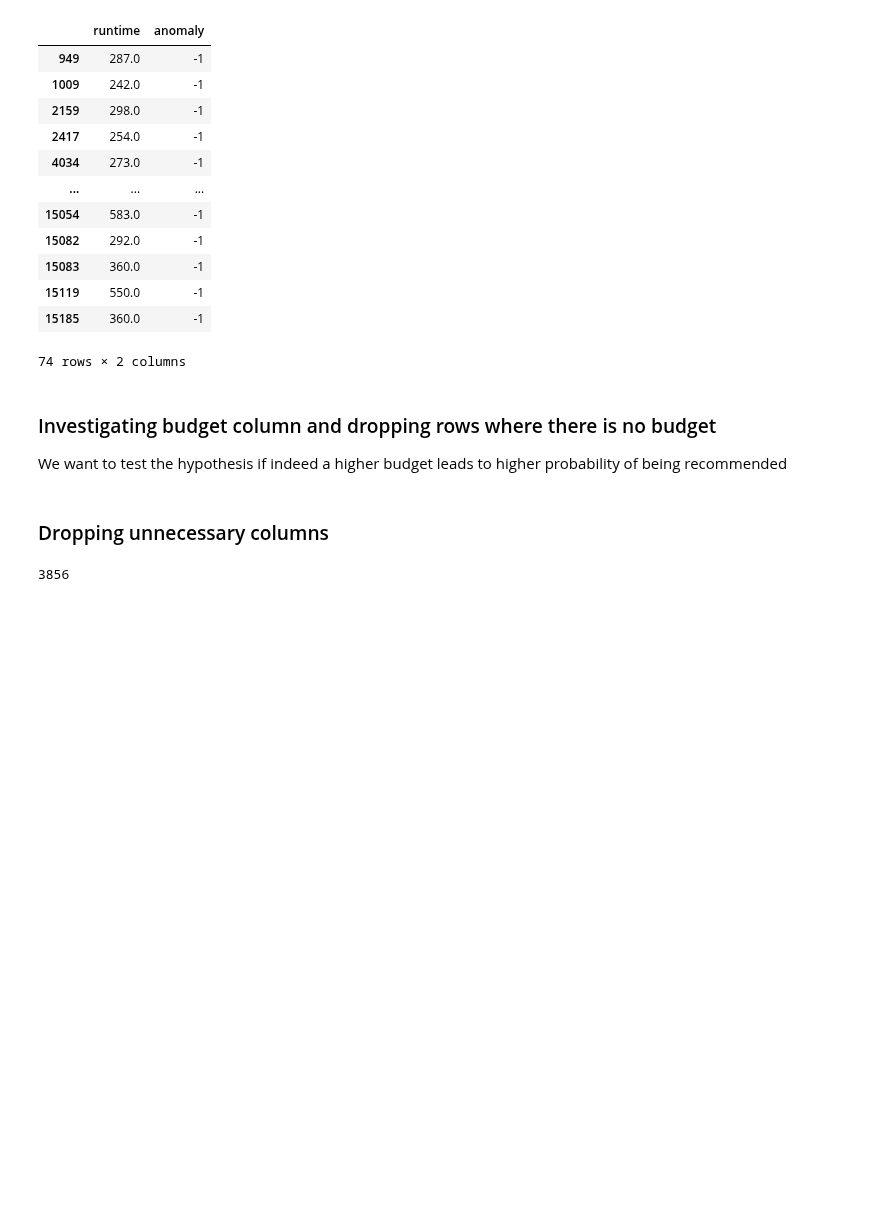
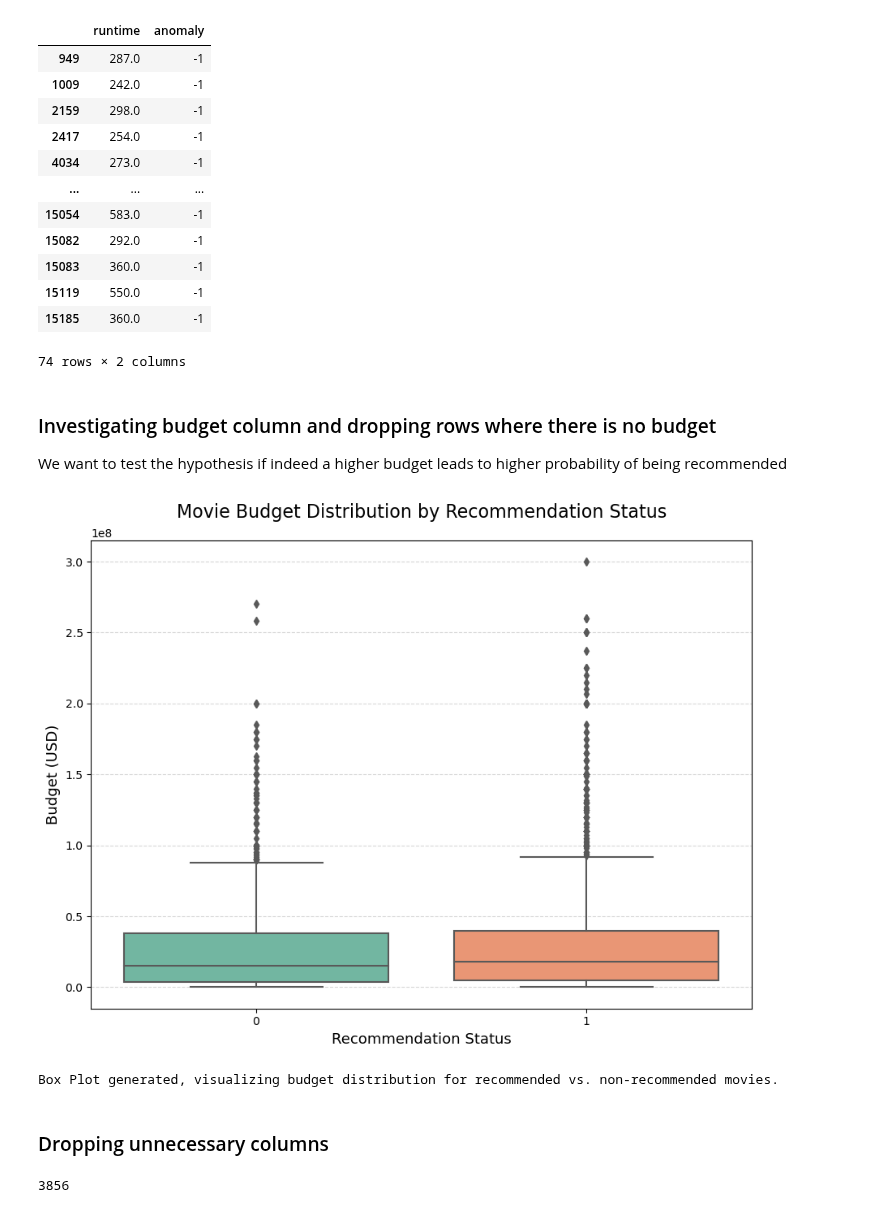
Before and after one commit to EliasMondelaers/datamanagementProject, a Jupyter notebook: Data Preprocessing and Feature Engineering.ipynb, the cells around one changed output. Drawn from its saved outputs; the diff is of its cells as text; code cells hidden in the pictures; blank space fills up the shorter version.

Commit message:
add model for budget

```diff
--- a/Data Preprocessing and Feature Engineering.ipynb
+++ b/Data Preprocessing and Feature Engineering.ipynb
@@ -653,6 +653,31 @@ df.loc[outlier_indices, 'runtime'] = avg_runtime
 We want to test the hypothesis if indeed a higher budget leads to higher probability of being recommended
 # %%
 df2 = df[df['budget'] > 0]
+# %%
+plt.figure(figsize=(9, 7))
+
+# Create the Box Plot
+sns.boxplot(
+    x='recommend',
+    y='budget',
+    data=df2,
+    palette='Set2'
+)
+
+-
+plt.title('Movie Budget Distribution by Recommendation Status', fontsize=16, pad=20)
+plt.xlabel('Recommendation Status', fontsize=13)
+
+plt.ylabel('Budget (USD)', fontsize=13)
+
+plt.grid(axis='y', linestyle='--', alpha=0.5)
+plt.tight_layout()
+plt.show()
+
+print("Box Plot generated, visualizing budget distribution for recommended vs. non-recommended movies.")
+# %% [output]
+[figure, added]
+Box Plot generated, visualizing budget distribution for recommended vs. non-recommended movies.
 # %% [markdown]
 ### Dropping unnecessary columns
 # %%
```
Also changed, not shown: 1 other file.
